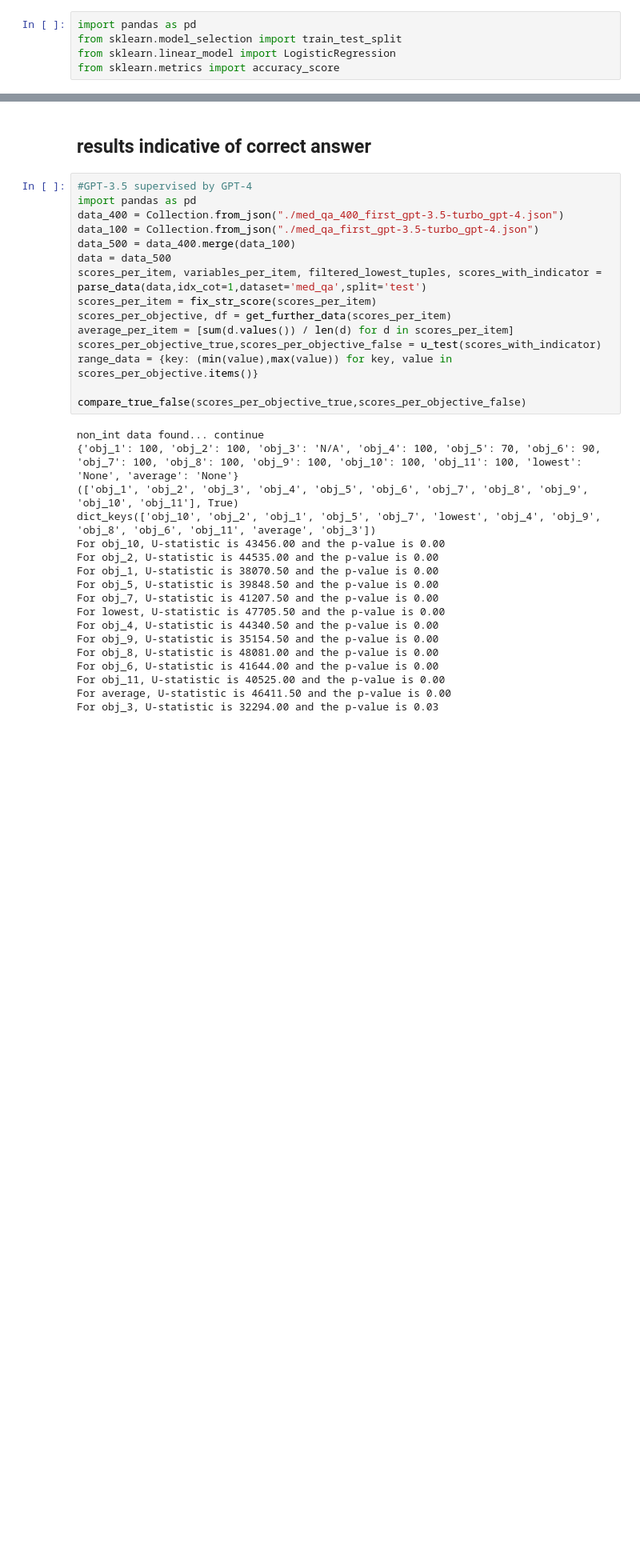
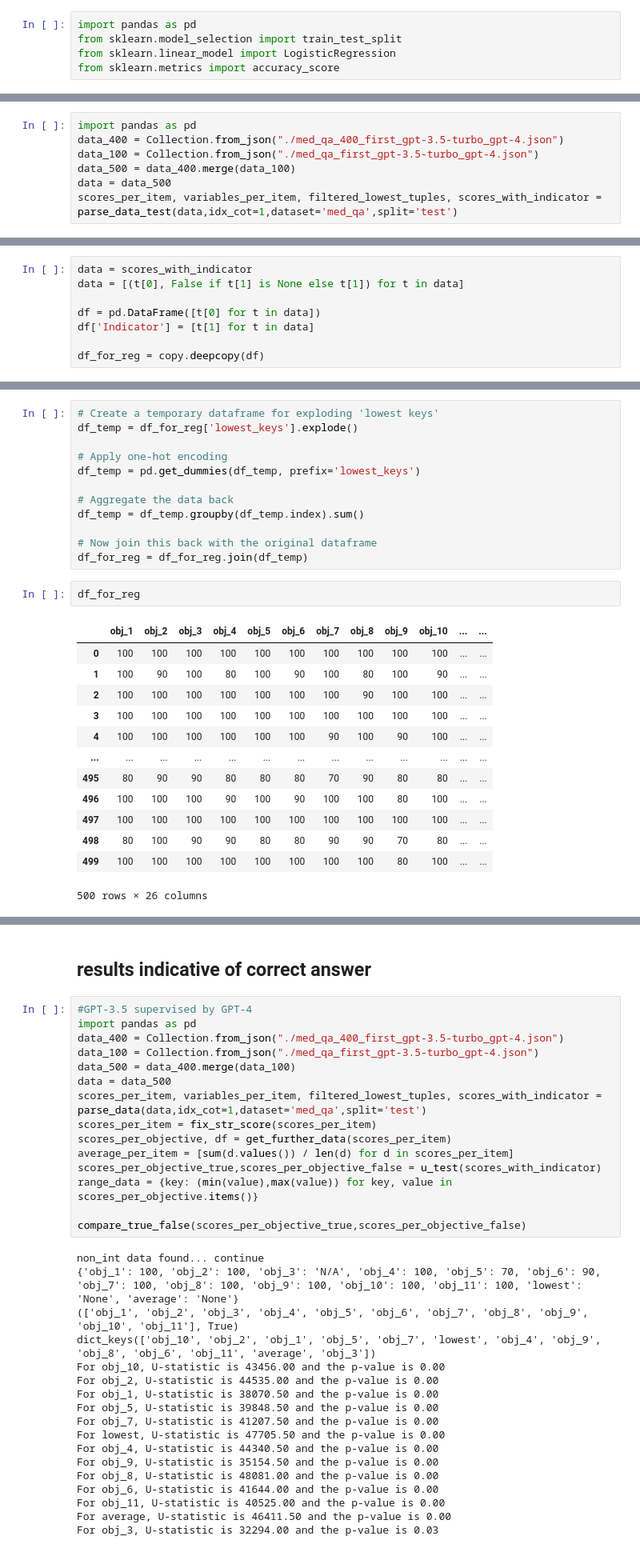
Before and after one commit to OpenBioLink/ThoughtSource, a Jupyter notebook: notebooks/reflection_messages/reflection_to_prediction.ipynb, the cells around one changed output, grey strips where cells are left out. Shown at 80% size. Cells and saved outputs as stored; diff of their text form; blank space fills up the shorter version.

```diff
--- a/notebooks/reflection_messages/reflection_to_prediction.ipynb
+++ b/notebooks/reflection_messages/reflection_to_prediction.ipynb
@@ -348,0 +389,7 @@ from sklearn.metrics import accuracy_score
+# %%
+import pandas as pd
+data_400 = Collection.from_json("./med_qa_400_first_gpt-3.5-turbo_gpt-4.json")
+data_100 = Collection.from_json("./med_qa_first_gpt-3.5-turbo_gpt-4.json")
+data_500 = data_400.merge(data_100)
+data = data_500
+scores_per_item, variables_per_item, filtered_lowest_tuples, scores_with_indicator = parse_data_test(data,idx_cot=1,dataset='med_qa',split='test')
@@ -348,0 +420,8 @@ from sklearn.metrics import accuracy_score
+# %%
+data = scores_with_indicator
+data = [(t[0], False if t[1] is None else t[1]) for t in data]
+
+df = pd.DataFrame([t[0] for t in data])
+df['Indicator'] = [t[1] for t in data]
+
+df_for_reg = copy.deepcopy(df)
@@ -348,0 +444,28 @@ from sklearn.metrics import accuracy_score
+# %%
+# Create a temporary dataframe for exploding 'lowest keys'
+df_temp = df_for_reg['lowest_keys'].explode()
+
+# Apply one-hot encoding
+df_temp = pd.get_dummies(df_temp, prefix='lowest_keys')
+
+# Aggregate the data back
+df_temp = df_temp.groupby(df_temp.index).sum()
+
+# Now join this back with the original dataframe
+df_for_reg = df_for_reg.join(df_temp)
+# %%
+df_for_reg
+# %% [output]
+|  | obj_1 | obj_2 | obj_3 | obj_4 | obj_5 | obj_6 | obj_7 | obj_8 | obj_9 | obj_10 | ... | ... |
+| 0 | 100 | 100 | 100 | 100 | 100 | 100 | 100 | 100 | 100 | 100 | ... | ... |
+| 1 | 100 | 90 | 100 | 80 | 100 | 90 | 100 | 80 | 100 | 90 | ... | ... |
+| 2 | 100 | 100 | 100 | 100 | 100 | 100 | 100 | 90 | 100 | 100 | ... | ... |
+| 3 | 100 | 100 | 100 | 100 | 100 | 100 | 100 | 100 | 100 | 100 | ... | ... |
+| 4 | 100 | 100 | 100 | 100 | 100 | 100 | 90 | 100 | 90 | 100 | ... | ... |
+| ... | ... | ... | ... | ... | ... | ... | ... | ... | ... | ... | ... | ... |
+| 495 | 80 | 90 | 90 | 80 | 80 | 80 | 70 | 90 | 80 | 80 | ... | ... |
+| 496 | 100 | 100 | 100 | 90 | 100 | 90 | 100 | 100 | 80 | 100 | ... | ... |
+| 497 | 100 | 100 | 100 | 100 | 100 | 100 | 100 | 100 | 100 | 100 | ... | ... |
+| 498 | 80 | 100 | 90 | 90 | 80 | 80 | 90 | 90 | 70 | 80 | ... | ... |
+| 499 | 100 | 100 | 100 | 100 | 100 | 100 | 100 | 100 | 80 | 100 | ... | ... |
+500 rows × 26 columns
```
Also changed, not shown: parts of 12 cells of this notebook.
